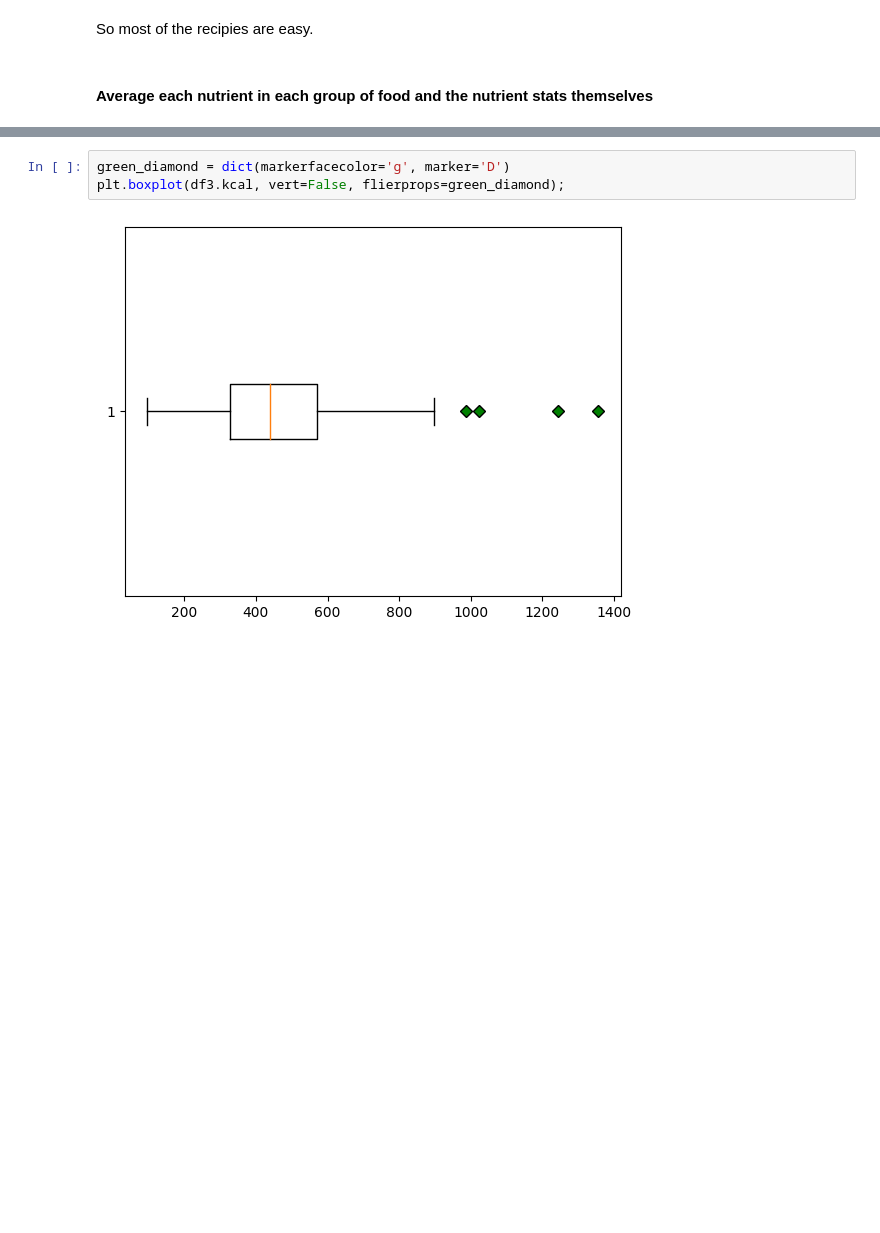
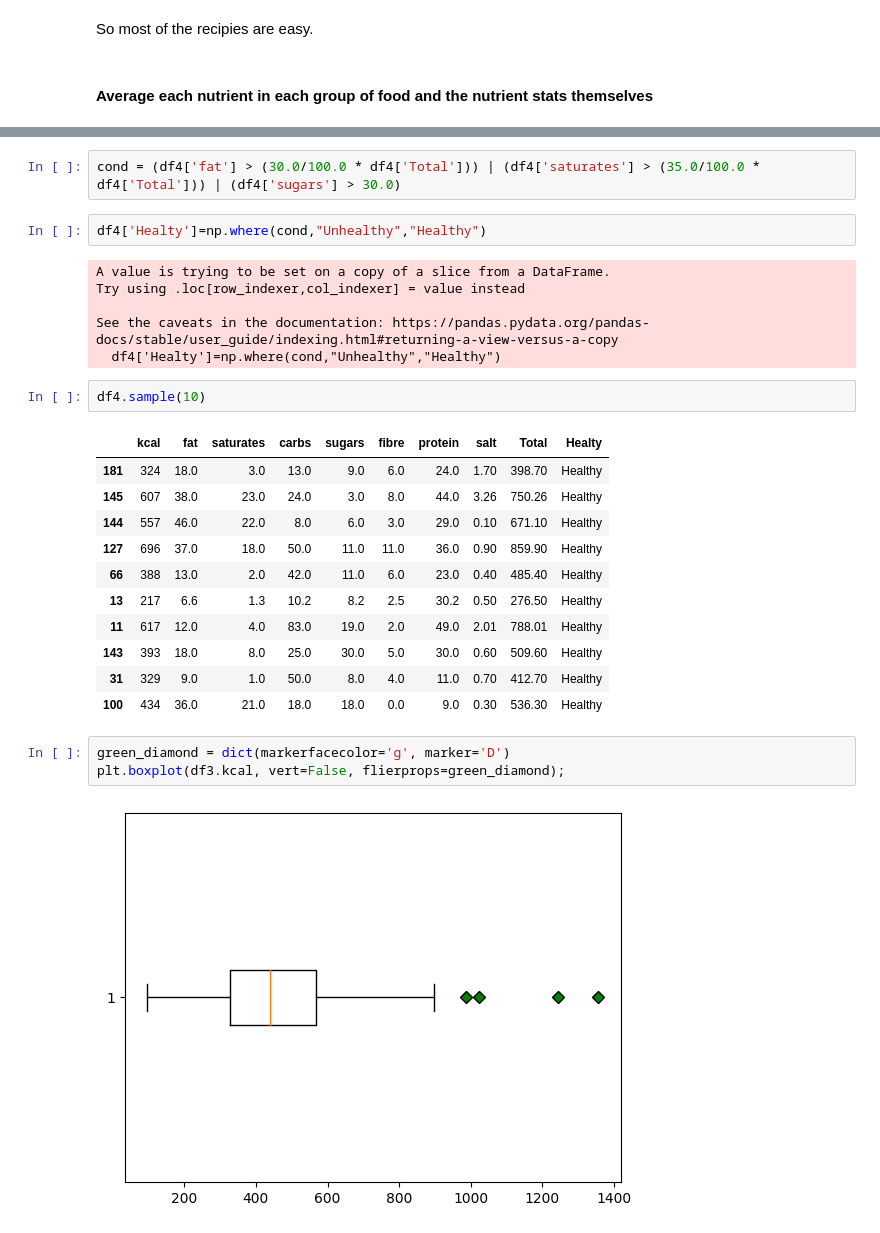
Before and after one commit to RADHASHREE26/BBC_GoodFoods, a Jupyter notebook: BBC Foods.ipynb, the cells around one changed output, grey strips where cells are left out. Saved outputs shown, nothing was run; the diff lists cells and outputs as text; blank space fills up the shorter version.

```diff
--- a/BBC Foods.ipynb
+++ b/BBC Foods.ipynb
@@ -1005,3 +1018,27 @@ plt.show()
+# %%
+cond = (df4['fat'] > (30.0/100.0 * df4['Total'])) | (df4['saturates'] > (35.0/100.0 * df4['Total'])) | (df4['sugars'] > 30.0)
+# %%
+df4['Healty']=np.where(cond,"Unhealthy","Healthy")
+# %% [output]
+A value is trying to be set on a copy of a slice from a DataFrame.
+Try using .loc[row_indexer,col_indexer] = value instead
+
+See the caveats in the documentation: https://pandas.pydata.org/pandas-docs/stable/user_guide/indexing.html#returning-a-view-versus-a-copy
+  df4['Healty']=np.where(cond,"Unhealthy","Healthy")
+# %%
+df4.sample(10)
+# %% [output]
+|  | kcal | fat | saturates | carbs | sugars | fibre | protein | salt | Total | Healty |
+| 181 | 324 | 18.0 | 3.0 | 13.0 | 9.0 | 6.0 | 24.0 | 1.70 | 398.70 | Healthy |
+| 145 | 607 | 38.0 | 23.0 | 24.0 | 3.0 | 8.0 | 44.0 | 3.26 | 750.26 | Healthy |
+| 144 | 557 | 46.0 | 22.0 | 8.0 | 6.0 | 3.0 | 29.0 | 0.10 | 671.10 | Healthy |
+| 127 | 696 | 37.0 | 18.0 | 50.0 | 11.0 | 11.0 | 36.0 | 0.90 | 859.90 | Healthy |
+| 66 | 388 | 13.0 | 2.0 | 42.0 | 11.0 | 6.0 | 23.0 | 0.40 | 485.40 | Healthy |
+| 13 | 217 | 6.6 | 1.3 | 10.2 | 8.2 | 2.5 | 30.2 | 0.50 | 276.50 | Healthy |
+| 11 | 617 | 12.0 | 4.0 | 83.0 | 19.0 | 2.0 | 49.0 | 2.01 | 788.01 | Healthy |
+| 143 | 393 | 18.0 | 8.0 | 25.0 | 30.0 | 5.0 | 30.0 | 0.60 | 509.60 | Healthy |
+| 31 | 329 | 9.0 | 1.0 | 50.0 | 8.0 | 4.0 | 11.0 | 0.70 | 412.70 | Healthy |
+| 100 | 434 | 36.0 | 21.0 | 18.0 | 18.0 | 0.0 | 9.0 | 0.30 | 536.30 | Healthy |
 # %%
 green_diamond = dict(markerfacecolor='g', marker='D')
 plt.boxplot(df3.kcal, vert=False, flierprops=green_diamond);
```
Also changed, not shown: parts of 31 cells of this notebook.
